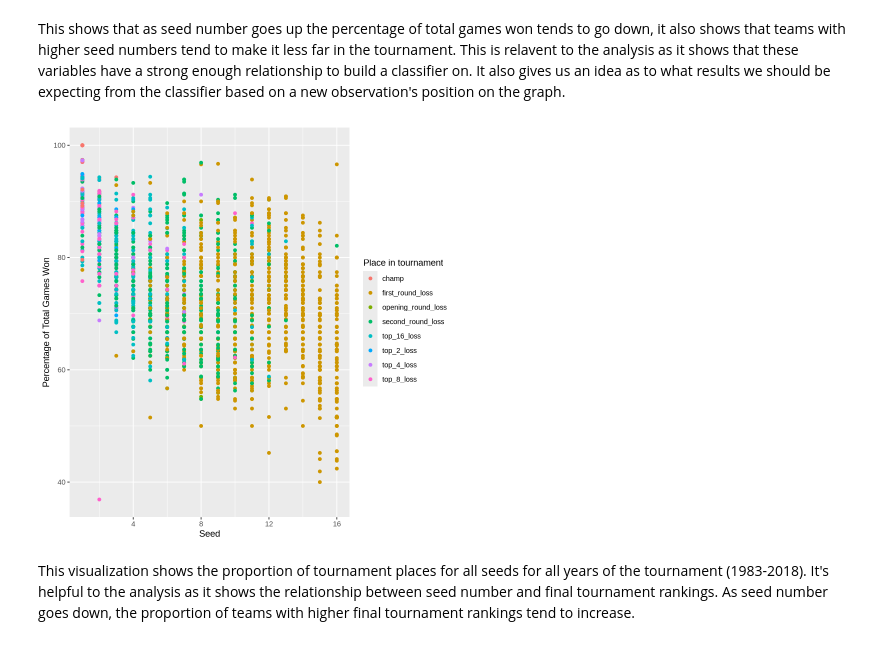
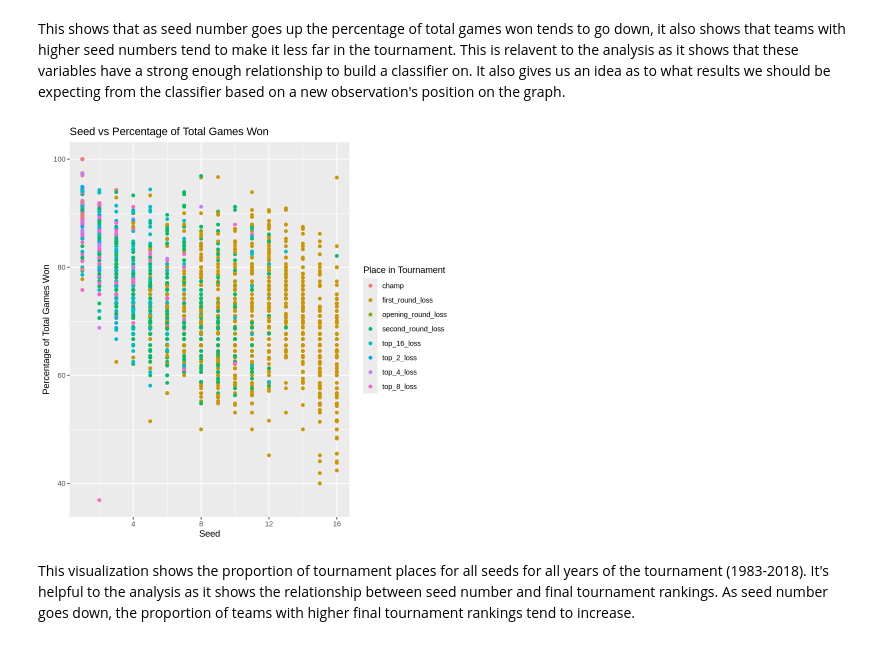
Before and after one commit to jazzyg095/dsci-100-project-Jasmine-Ginn, a Jupyter notebook: dsci-100-project-notebook.ipynb, the cells around one changed output. Cells and saved outputs as stored; diff of their text form; code cells hidden in the pictures.

Commit message:
Checkpoint C actually fixed
Fixed title of visualization again

```diff
--- a/dsci-100-project-notebook.ipynb
+++ b/dsci-100-project-notebook.ipynb
@@ -396,11 +396,11 @@ This shows that as seed number goes up the percentage of total games won tends t
 # %%
 test_plot <- tidy_bball_data |>
 ggplot(aes(x = seed, y = total_wins_pct, color = tourney_finish)) +
 geom_point() +
-labs(x = "Seed", y = "Percentage of Total Games Won", color = "Place in tournament", title = "Seed vs Percentage of Total Games Won")
+labs(x = "Seed", y = "Percentage of Total Games Won", color = "Place in Tournament", title = "Seed vs Percentage of Total Games Won")
 test_plot
 # %% [output]
-[figure, old version]
+[figure, new version]
 # %% [markdown]
 This visualization shows the proportion of tournament places for all seeds for all years of the tournament (1983-2018). It's helpful to the analysis as it shows the relationship between seed number and final tournament rankings. As seed number goes down, the proportion of teams with higher final tournament rankings tend to increase.
 # %%
```
